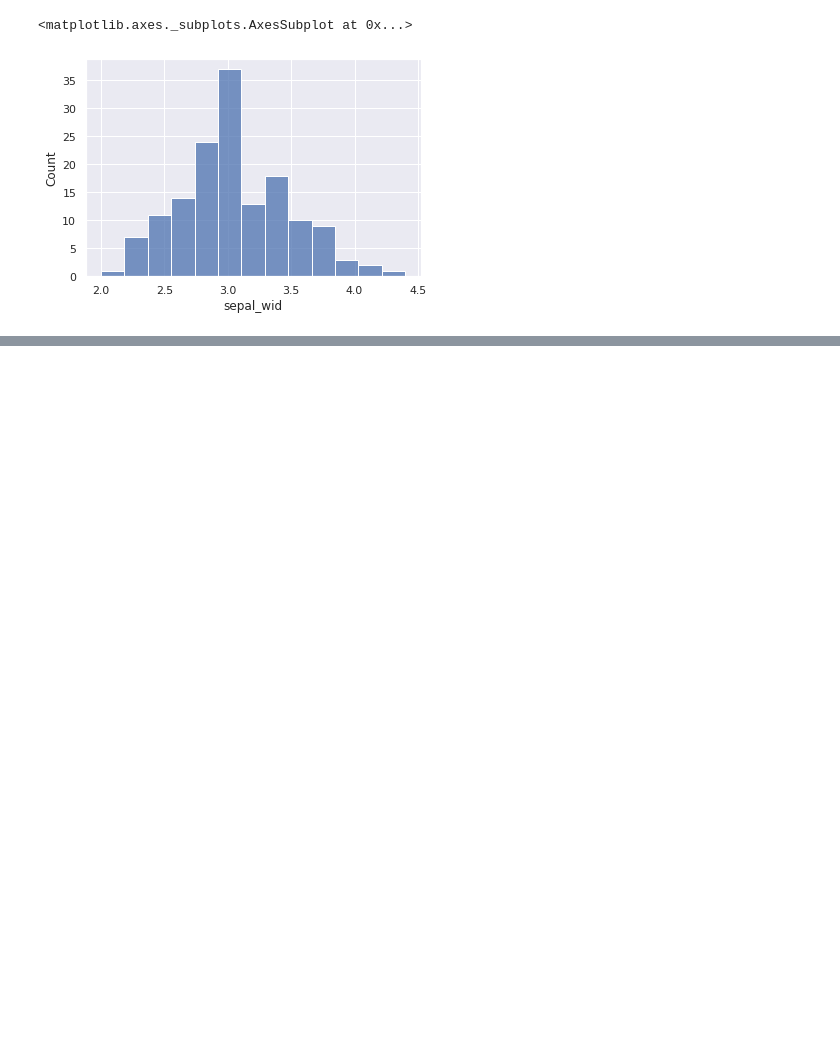
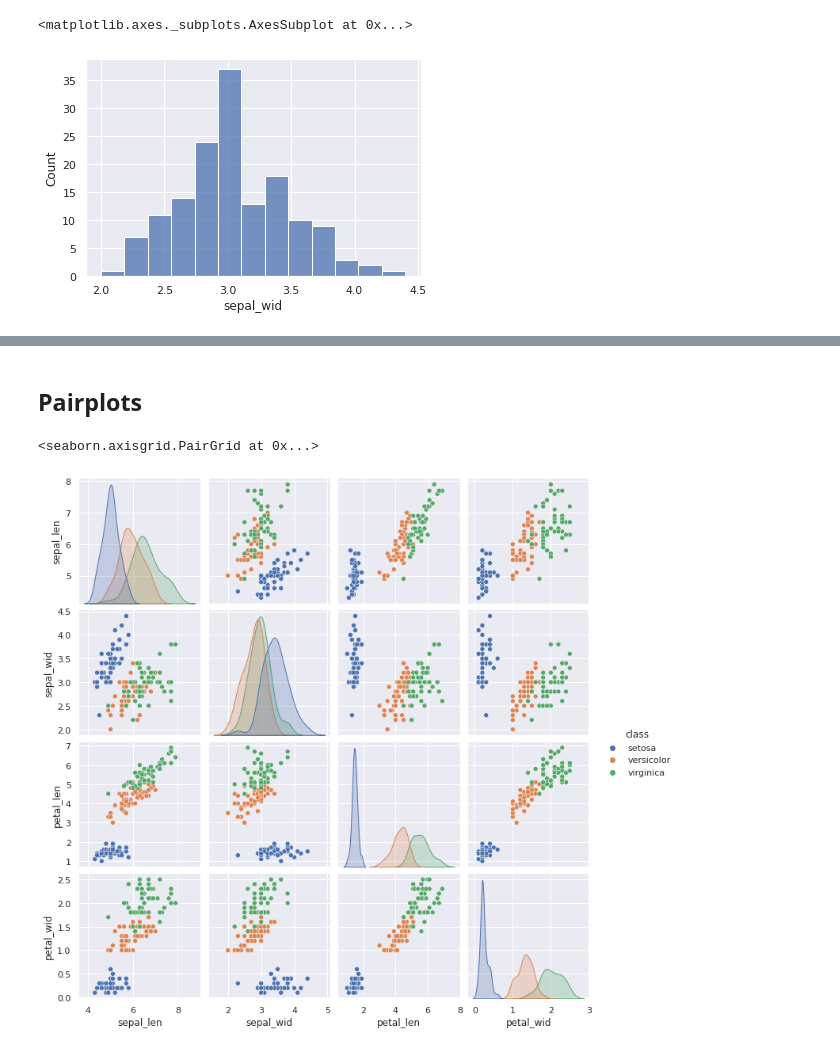
Before and after one commit to Prof-Greipl/dsml-duf, a Jupyter notebook: A2 Visualisierung.ipynb, the cells around one changed output, grey strips where cells are left out. Drawn from its saved outputs; the diff is of its cells as text; code cells hidden in the pictures; blank space fills up the shorter version.

```diff
--- a/A2 Visualisierung.ipynb
+++ b/A2 Visualisierung.ipynb
@@ -141,0 +162,19 @@ sns.histplot( iris_df, x="sepal_wid")
+# %% [markdown]
+## Pairplots
+# %%
+import pandas as pd
+from sklearn import datasets
+
+import matplotlib.pyplot as plt
+import seaborn as sns
+
+iris = datasets.load_iris()
+iris_df = pd.DataFrame(iris.data)
+iris_df['class']=iris.target_names[iris.target ]
+iris_df.columns=['sepal_len', 'sepal_wid', 'petal_len', 'petal_wid', 'class']
+
+sns.set()
+sns.pairplot(iris_df, hue="class")
+# %% [output]
+<seaborn.axisgrid.PairGrid at 0x...>
+[figure, added]
```
Also changed, not shown: parts of 3 cells of this notebook, 2 other files.
